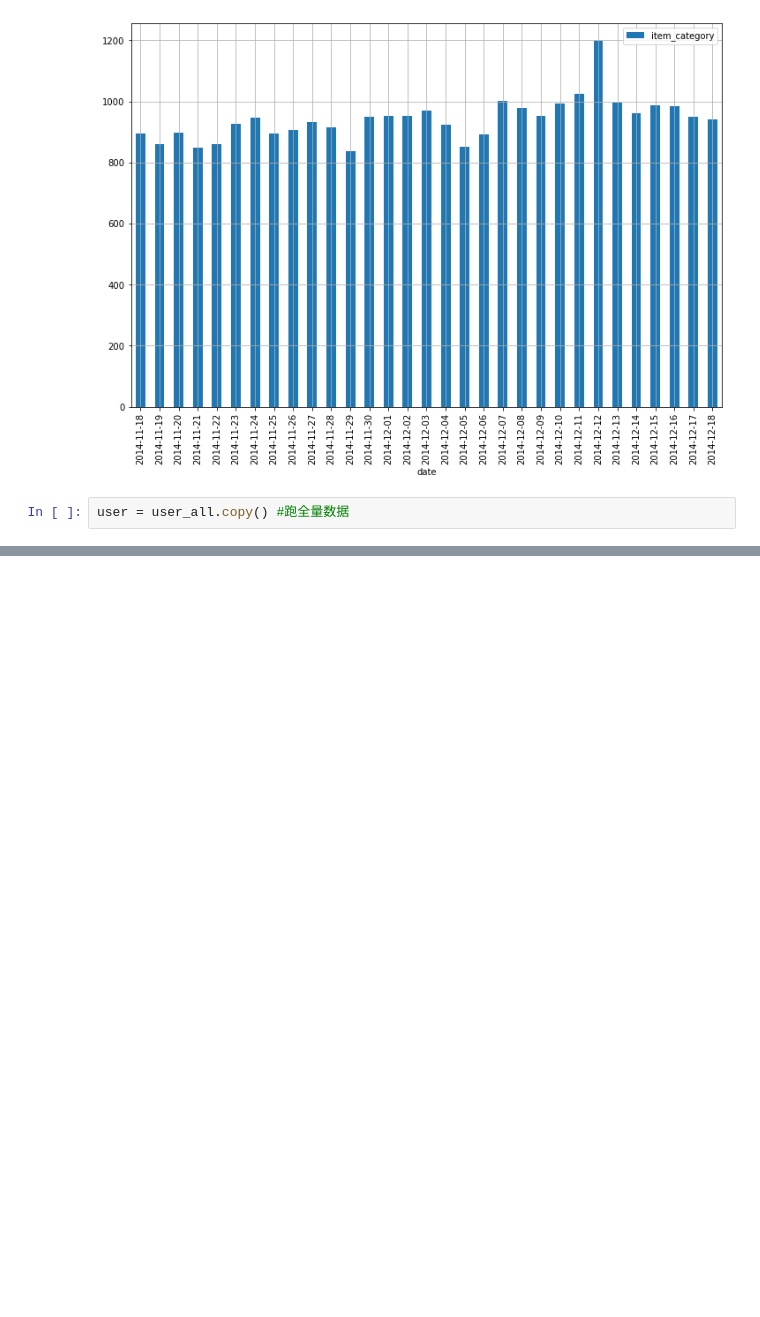
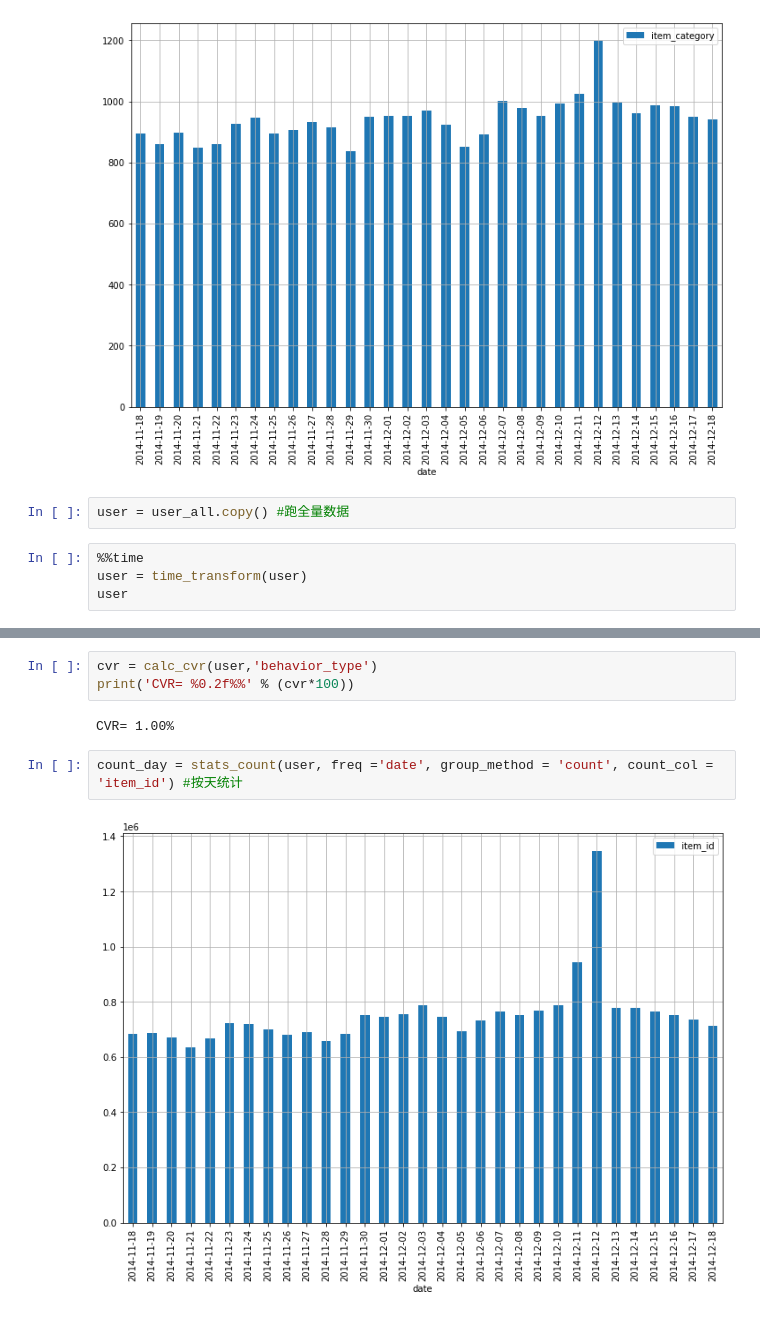
Before and after one commit to zoniguan/pythonCourse, a Jupyter notebook: L7/tue_course/action2_eda_recommendation.ipynb, the cells around one changed output, grey strips where cells are left out. Saved outputs shown, nothing was run; the diff lists cells and outputs as text; blank space fills up the shorter version.

```diff
--- a/L7/tue_course/action2_eda_recommendation.ipynb
+++ b/L7/tue_course/action2_eda_recommendation.ipynb
@@ -103,3 +119,7 @@ count_day_itemCat = stats_count(user, freq ='date',  group_method = 'nunique', c
 [figure]
 # %%
 user = user_all.copy() #跑全量数据
+# %%
+%%time
+user = time_transform(user)
+user
@@ -105,0 +141,9 @@ user = user_all.copy() #跑全量数据
+# %%
+cvr = calc_cvr(user,'behavior_type')
+print('CVR= %0.2f%%' % (cvr*100))
+# %% [output]
+CVR= 1.00%
+# %%
+count_day = stats_count(user, freq ='date', group_method = 'count', count_col = 'item_id') #按天统计
+# %% [output]
+[figure, added]
```
Also changed, not shown: parts of 10 cells of this notebook, 1 other file.
